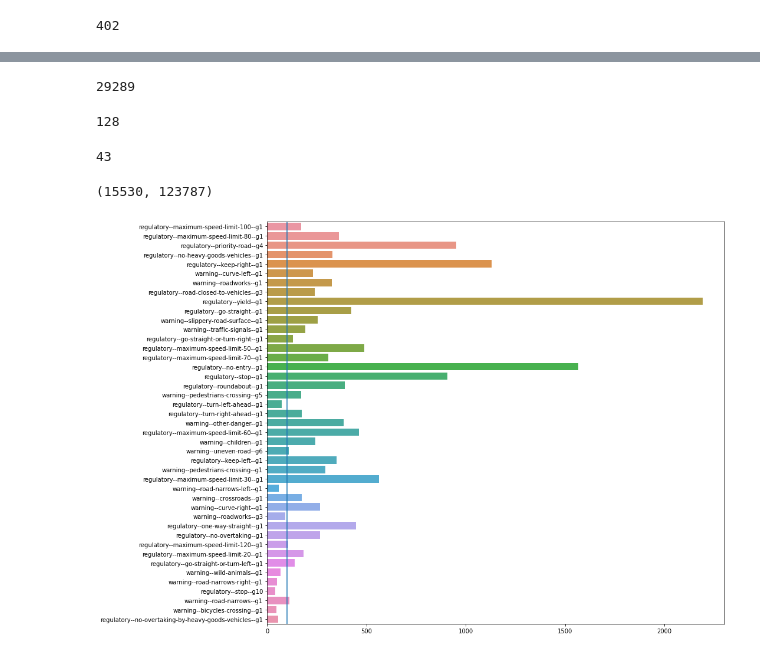
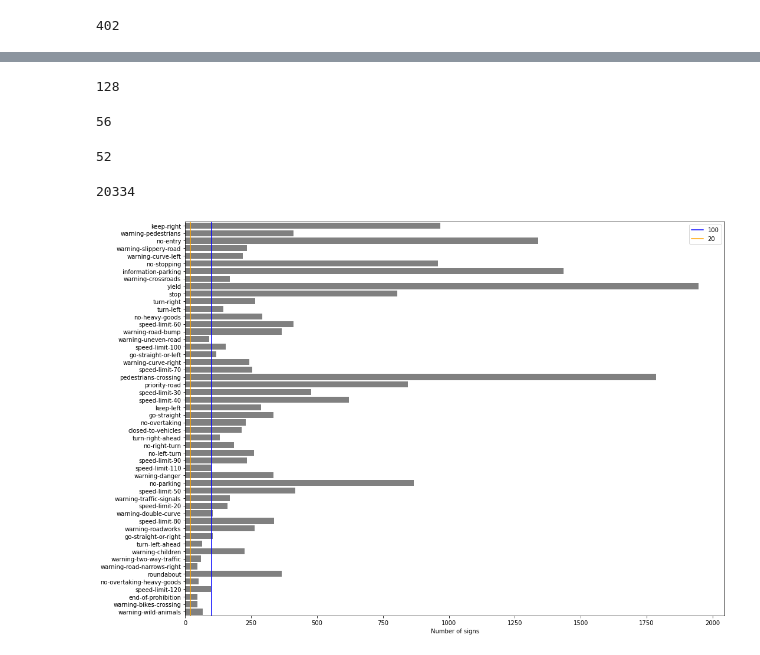
Before and after one commit to tschiolborg/synthetic_data_project, a Jupyter notebook: reduce_classes.ipynb, the cells around one changed output, grey strips where cells are left out. Cells and saved outputs as stored; diff of their text form; code cells hidden in the pictures.

```diff
--- a/reduce_classes.ipynb
+++ b/reduce_classes.ipynb
@@ -96,6 +105 @@ os.remove(os.path.join(new_anno_dir, '.DS_Store'))
-# %%
-anno_files = os.listdir(new_anno_dir)
-len(anno_files)
-# %% [output]
-29289
 # %%
@@ -103,17 +107,23 @@ len(err)
 # %% [output]
 128
 # %%
-with open('data/classes/keep.txt') as f:
+with open(os.path.join(classes_dir, 'keep.txt')) as f:
     keep = f.readlines()
 keep = [s.replace('\n', '') for s in keep]
-keep = [item for s in keep if s != '' for item in s.split(', ')]
+keep = [s for s in keep if s != '']
 len(keep)
 # %% [output]
-43
+56
+# %%
+with open(os.path.join(classes_dir, 'map_mtsd2str.json')) as f:
+    map_mtsd2str = json.load(f)
+keep_str = list(set([map_mtsd2str[label] for label in keep]))
+len(keep_str)
+# %% [output]
+52
 # %%
 count = {}
 areas = []
-areas_other = []
 
 for anno_file in anno_files:
     with open(os.path.join(new_anno_dir, anno_file)) as f:
@@ -122,13 +132,11 @@ for anno_file in anno_files:
     for label, area in zip(anno['labels'], anno['areas']):
         if label in keep:
             areas.append(area)
+            label = map_mtsd2str[label]
             if label in count:
                 count[label] += 1
             else:
                 count[label] = 1
-        else:
-            areas_other.append(area)
-
-len(areas), len(areas_other)
+len(count)
 # %% [output]
-(15530, 123787)
+20334
@@ -138,10 +143,14 @@ import seaborn as sns
 # %%
-fig = plt.figure(figsize=(15,10))
-y = list(count.keys())
-x = list(count.values())
-sns.barplot(x=x, y=y)
-plt.axvline(100, 0, 1)
-plt.tight_layout()
-plt.show()
+def plot_count(x, y):
+    fig = plt.figure(figsize=(15,10))
+    sns.barplot(x=x, y=y, color='gray')
+    plt.axvline(100, 0, 1, color='blue', label='100')
+    plt.axvline(20, 0, 1, color='orange', label='20')
+    plt.xlabel('Number of signs')
+    plt.tight_layout()
+    plt.legend()
+    plt.show()
+
+plot_count(x=list(count.values()), y=list(count.keys()))
 # %% [output]
-[figure, old version]
+[figure, new version]
```
Also changed, not shown: parts of 28 cells of this notebook, 15 other files.
